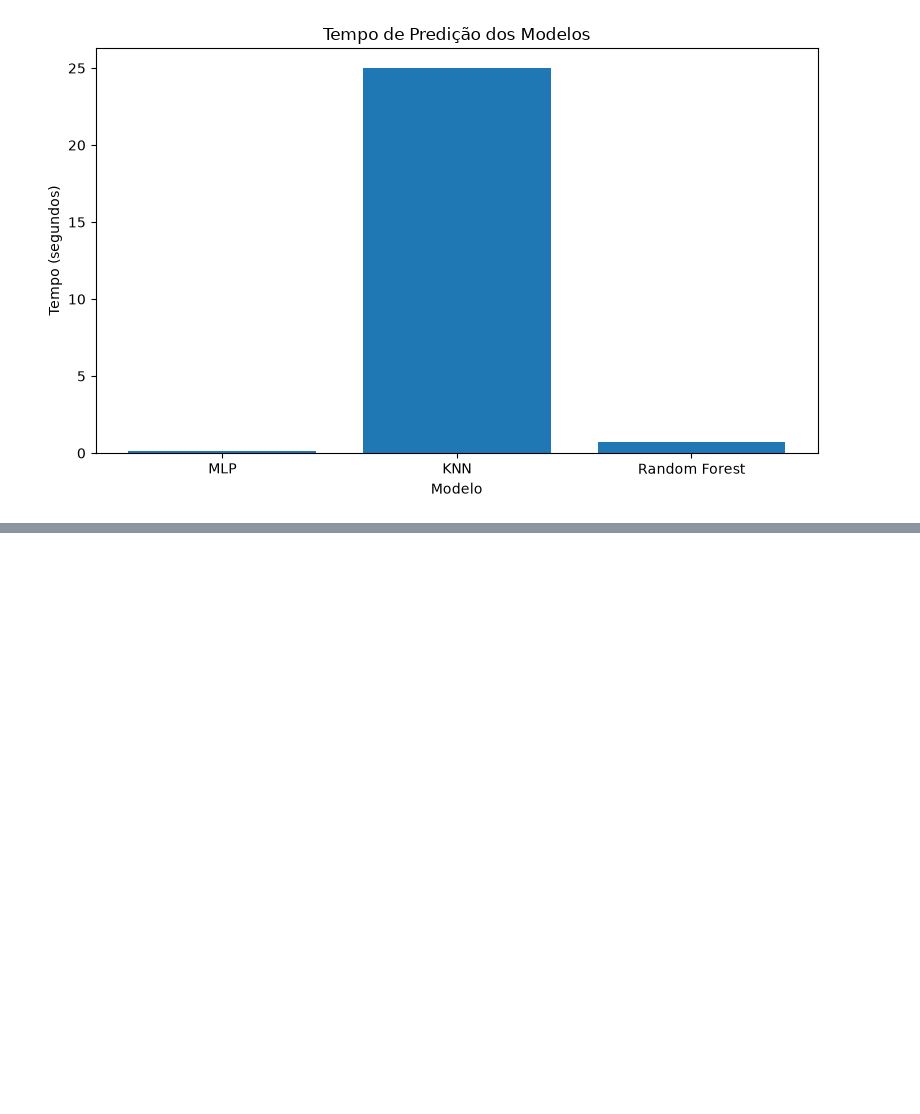
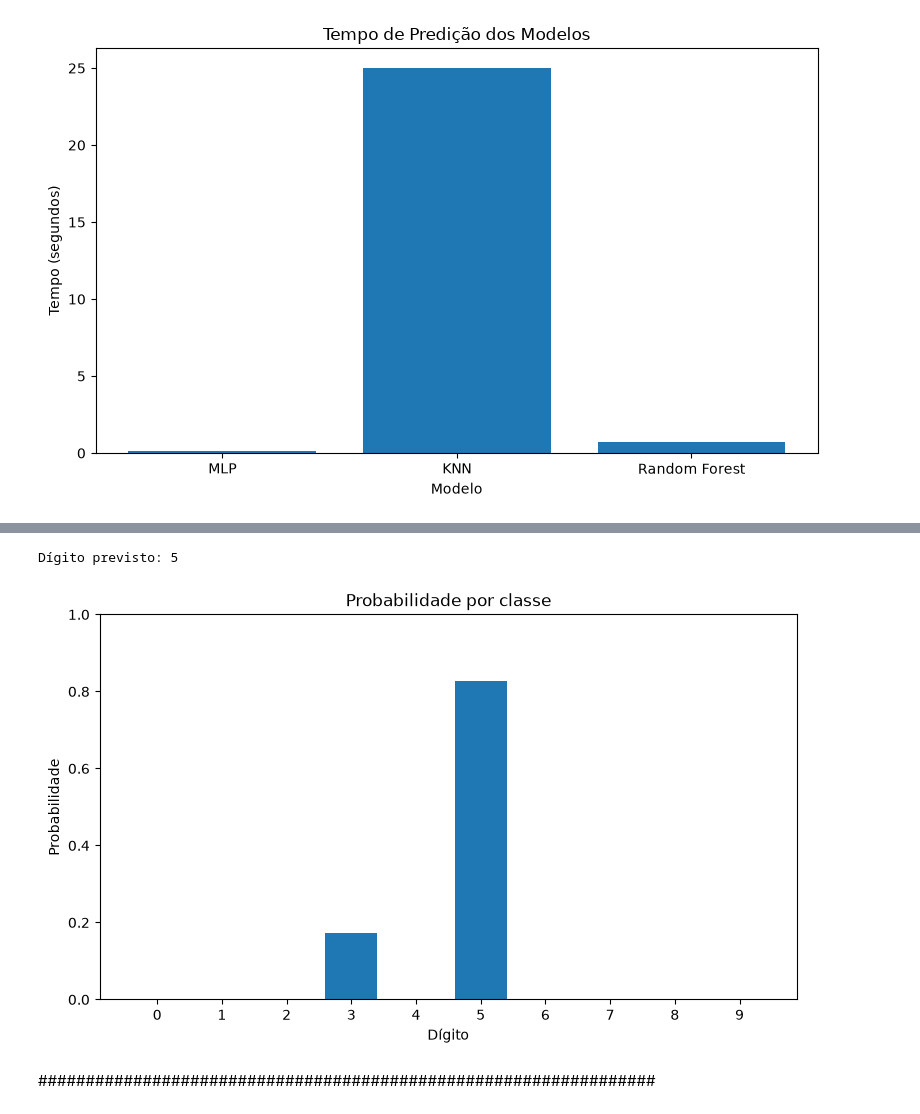
Before and after one commit to MarcioPaiano/SENAI-Miniprojeto-MNIST, a Jupyter notebook: notebook/mnist.ipynb, the cells around one changed output, grey strips where cells are left out. Saved outputs shown, nothing was run; the diff lists cells and outputs as text; code cells hidden in the pictures; blank space fills up the shorter version.

```diff
--- a/notebook/mnist.ipynb
+++ b/notebook/mnist.ipynb
@@ -1679,0 +2176,63 @@ plt.close()
+# %%
+#Faca a predição usando o melhor modelo treinado
+predicao = (
+    melhor_modelo
+    .predict(
+        X_novo
+    )[0]
+)
+
+print(
+    "Dígito previsto:",
+    predicao
+)
+# %% [output]
+Dígito previsto: 5
+# %%
+#Calculando as probabilidades de cada classe para a nova amostra
+probabilidades = (
+    melhor_modelo
+    .predict_proba(
+        X_novo
+    )[0]
+)
+# %%
+#Classes do melhor modelo treinado
+classes = (
+    melhor_modelo
+    .named_steps["modelo"]
+    .classes_
+)
+# %%
+#Gráfico de barras das probabilidades por classe
+plt.figure(
+    figsize=(9, 5)
+)
+
+plt.bar(
+    classes.astype(str),
+    probabilidades
+)
+
+plt.xlabel(
+    "Dígito"
+)
+
+plt.ylabel(
+    "Probabilidade"
+)
+
+plt.title(
+    "Probabilidade por classe"
+)
+
+plt.ylim(
+    0,
+    1
+)
+
+plt.show()
+# %% [output]
+[figure, added]
+# %% [markdown]
+#################################################################
```
Also changed, not shown: parts of 65 cells of this notebook, 27 other files.
